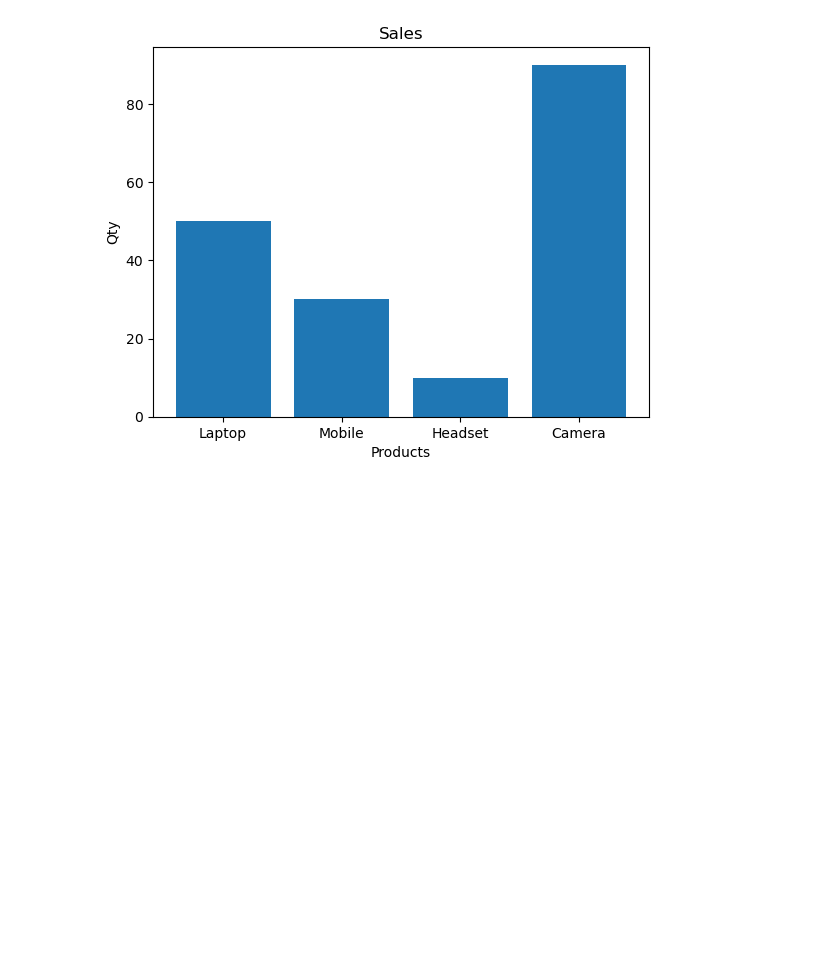
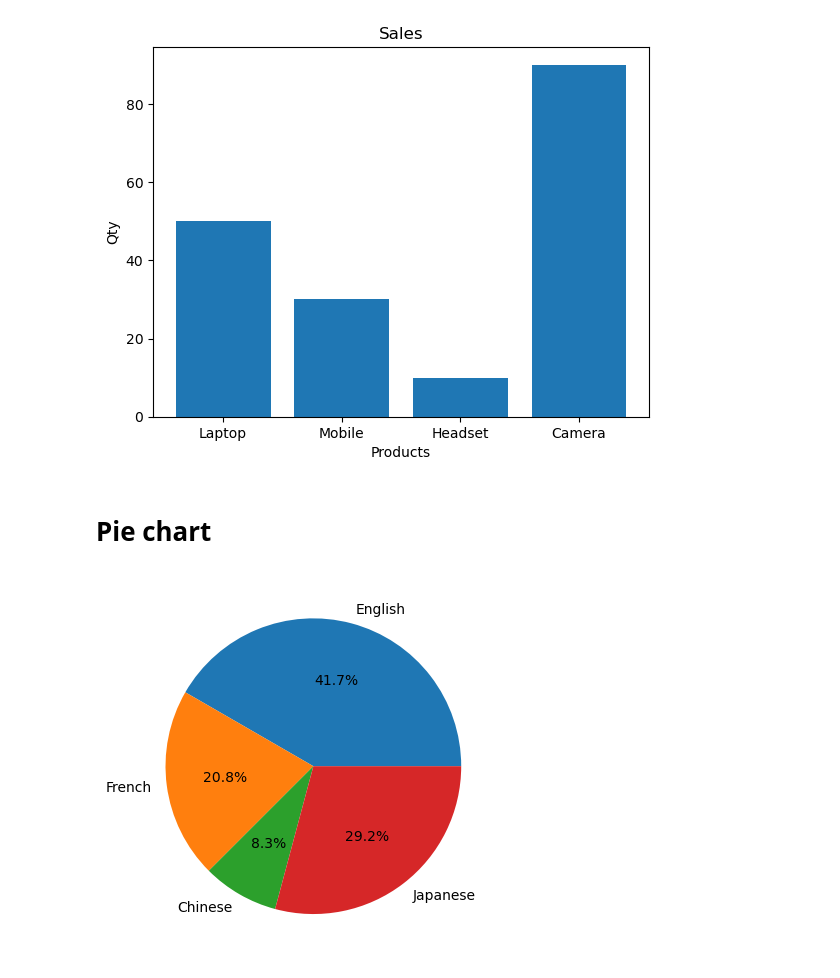
Before and after one commit to AnisurRahman06046/numpy, a Jupyter notebook: Untitled2.ipynb, the cells around one changed output. Saved outputs shown, nothing was run; the diff lists cells and outputs as text; code cells hidden in the pictures; blank space fills up the shorter version.

```diff
--- a/Untitled2.ipynb
+++ b/Untitled2.ipynb
@@ -134,3 +134,11 @@ plt.title("Sales")
 plt.show()
 # %% [output]
 [figure]
+# %% [markdown]
+# Pie chart
+# %%
+plt.figure()
+plt.pie(people,labels=languages,autopct="%1.1f%%")
+plt.show()
+# %% [output]
+[figure, added]
```
